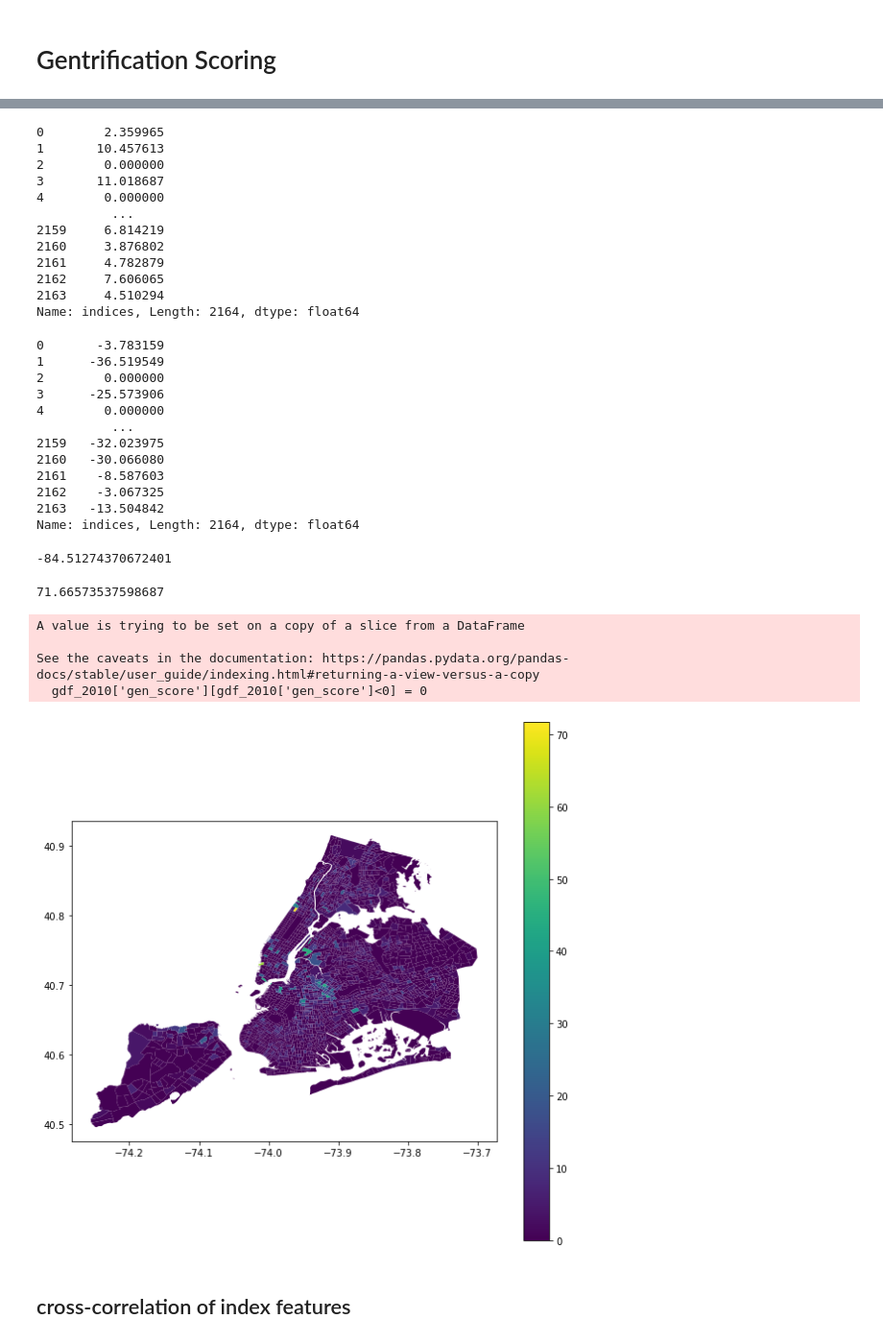
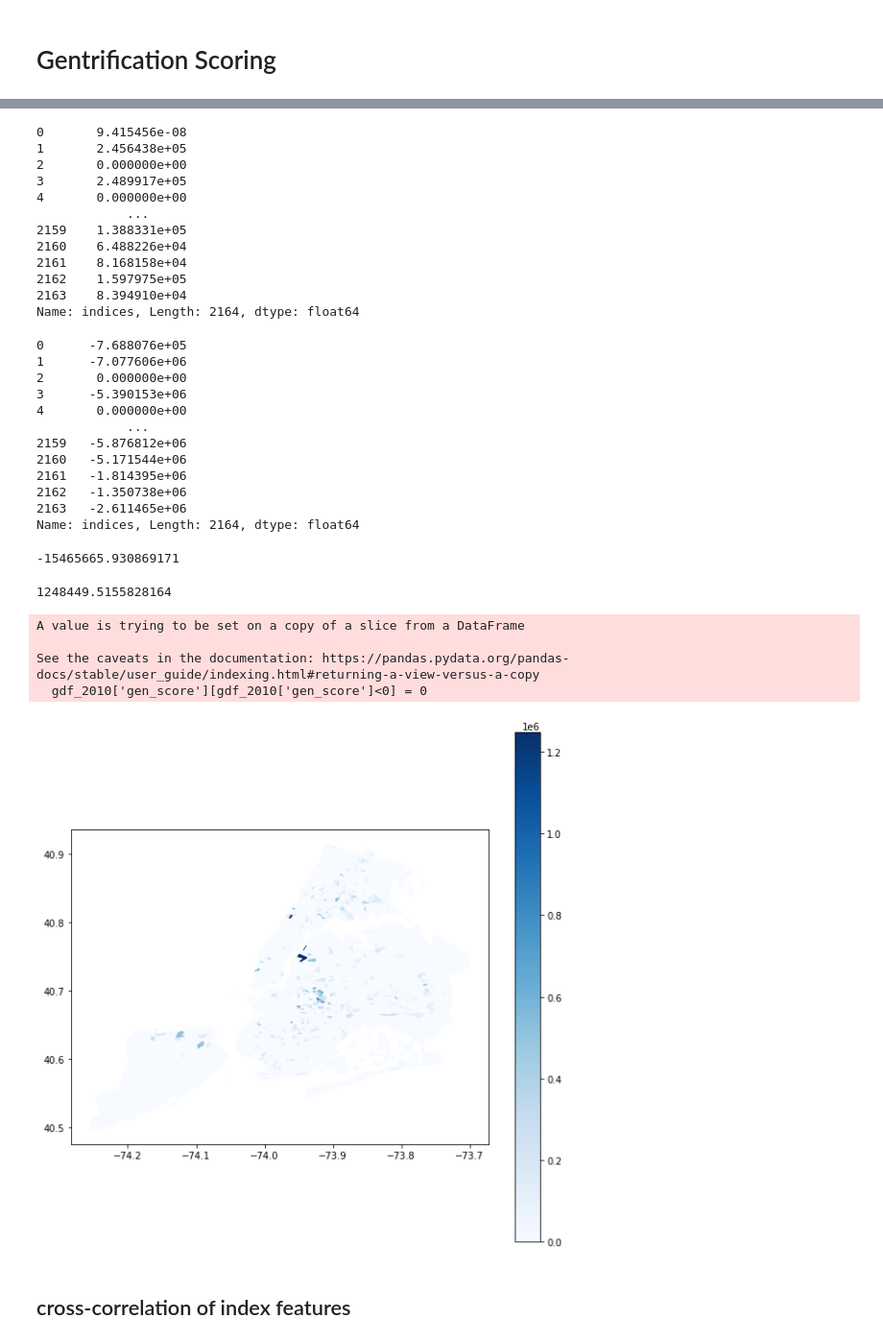
Before and after one commit to Sarang-Pramode/Urban_Data_Project, a Jupyter notebook: gen_score_final.ipynb, the cells around one changed output, grey strips where cells are left out. Shown at 96% size. Saved outputs shown, nothing was run; the diff lists cells and outputs as text; code cells hidden in the pictures.

Commit message:
correlations and edited gen score

```diff
--- a/gen_score_final.ipynb
+++ b/gen_score_final.ipynb
@@ -752,9 +752,10 @@ gdf_2019['frac_mmhc'].max()
 ## Gentrification Index: 2010
 # %%
 # standardize everything 1-100
-gdf_2010['bach_higher'] = scaler.fit_transform(gdf_2010[['Total_Bachelors_or_higher']])
-gdf_2010['high_inc'] = scaler.fit_transform(gdf_2010[['frac_high_income']])
+#gdf_2010['bach_higher'] = scaler.fit_transform(gdf_2010[['Total_Bachelors_or_higher']])
+#gdf_2010['high_inc'] = scaler.fit_transform(gdf_2010[['frac_high_income']])
 gdf_2010['mmhc'] = scaler.fit_transform(gdf_2010[['frac_mmhc']])
-gdf_2010['age_25_54'] = scaler.fit_transform(gdf_2010[['frac_pop_25-54_yrs']])
+#gdf_2010['age_25_54'] = scaler.fit_transform(gdf_2010[['frac_pop_25-54_yrs']])
+gdf_2010['age_25_54'] = gdf_2010['frac_pop_25-54_yrs']
 # %%
 #INDICES
@@ -788,5 +797,5 @@ gdf_2010['indices'].sort_values(ascending=False)
 Name: indices, Length: 2164, dtype: float64
 # %%
 # scale index 1-100
-gdf_2010['indices'] = scaler.fit_transform(gdf_2010[['indices']])
+#gdf_2010['indices'] = scaler.fit_transform(gdf_2010[['indices']])
 # %%
@@ -856,9 +865,10 @@ plt.show()
 ## Gentrification index: 2019
 # %%
 # standardize everything
-gdf_2019['bach_higher'] = scaler.fit_transform(gdf_2019[['Total_Bachelors_or_higher']])
-gdf_2019['high_inc'] = scaler.fit_transform(gdf_2019[['frac_high_income']])
+#gdf_2019['bach_higher'] = scaler.fit_transform(gdf_2019[['Total_Bachelors_or_higher']])
+#gdf_2019['high_inc'] = scaler.fit_transform(gdf_2019[['frac_high_income']])
 gdf_2019['mmhc'] = scaler.fit_transform(gdf_2019[['frac_mmhc']])
-gdf_2019['age_25_54'] = scaler.fit_transform(gdf_2019[['frac_pop_25-54_yrs']])
+#gdf_2019['age_25_54'] = scaler.fit_transform(gdf_2019[['frac_pop_25-54_yrs']])
+gdf_2019['age_25_54'] = gdf_2019['frac_pop_25-54_yrs']
 # %%
 # INDICES
@@ -878,5 +896,5 @@ gdf_2019['indices'].max()
 # %%
-gdf_2019['indices'] = scaler.fit_transform(gdf_2019[['indices']])
+#gdf_2019['indices'] = scaler.fit_transform(gdf_2019[['indices']])
 # %%
 gdf_2019['indices'].min()
 # %% [output]
@@ -967,43 +985,43 @@ Name: indices, Length: 2164, dtype: float64
 # %%
 gdf_2019.indices
 # %% [output]
-0        2.359965
-1       10.457613
-2        0.000000
-3       11.018687
-4        0.000000
-          ...
-2159     6.814219
-2160     3.876802
-2161     4.782879
-2162     7.606065
-2163     4.510294
+0       9.415456e-08
+1       2.456438e+05
+2       0.000000e+00
+3       2.489917e+05
+4       0.000000e+00
+            ...
+2159    1.388331e+05
+2160    6.488226e+04
+2161    8.168158e+04
+2162    1.597975e+05
+2163    8.394910e+04
 Name: indices, Length: 2164, dtype: float64
 # %%
 gen_score = gdf_2019.indices - gdf_2010['indices']
 # %%
 gen_score
 # %% [output]
-0       -3.783159
-1      -36.519549
-2        0.000000
-3      -25.573906
-4        0.000000
-          ...
-2159   -32.023975
-2160   -30.066080
-2161    -8.587603
-2162    -3.067325
-2163   -13.504842
+0      -7.688076e+05
+1      -7.077606e+06
+2       0.000000e+00
+3      -5.390153e+06
+4       0.000000e+00
+            ...
+2159   -5.876812e+06
+2160   -5.171544e+06
+2161   -1.814395e+06
+2162   -1.350738e+06
+2163   -2.611465e+06
 Name: indices, Length: 2164, dtype: float64
 # %%
 gen_score.min()
 # %% [output]
--84.51274370672401
+-15465665.930869171
 # %%
 gen_score.max()
 # %% [output]
-71.66573537598687
+1248449.5155828164
 # %%
 gdf_2010['gen_score'] = gen_score
 # %%
@@ -1016,9 +1034,9 @@ See the caveats in the documentation: https://pandas.pydata.org/pandas-docs/stab
   gdf_2010['gen_score'][gdf_2010['gen_score']<0] = 0
 # %%
 fig,ax = plt.subplots(figsize=(10,10))
-gdf_2010.plot(column='gen_score', ax=ax,legend=True);
+gdf_2010.plot(column='gen_score', ax=ax,legend=True, cmap='Blues');
 # %% [output]
-[figure, old version]
+[figure, new version]
 # %% [markdown]
 ## cross-correlation of index features
 # %%
```
Also changed, not shown: parts of 16 cells of this notebook.
